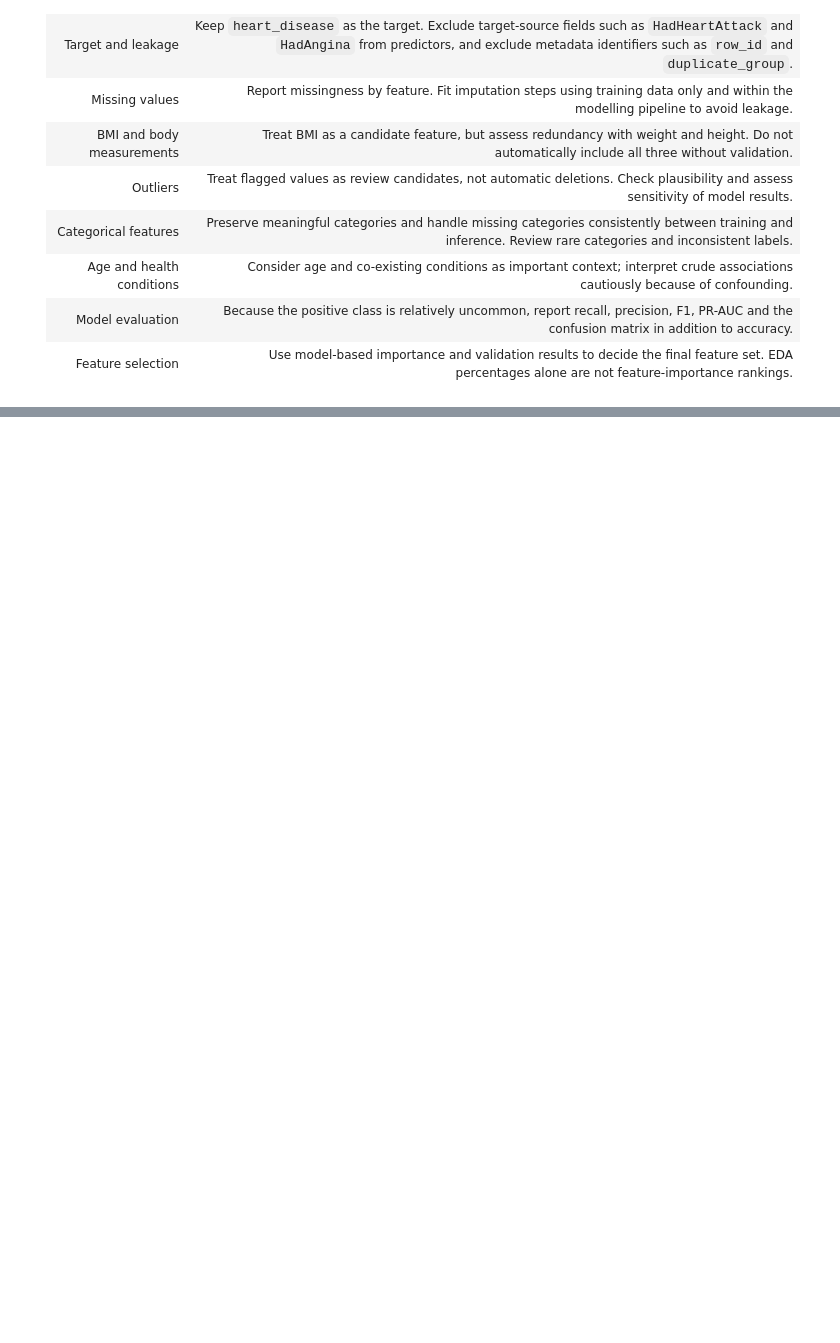
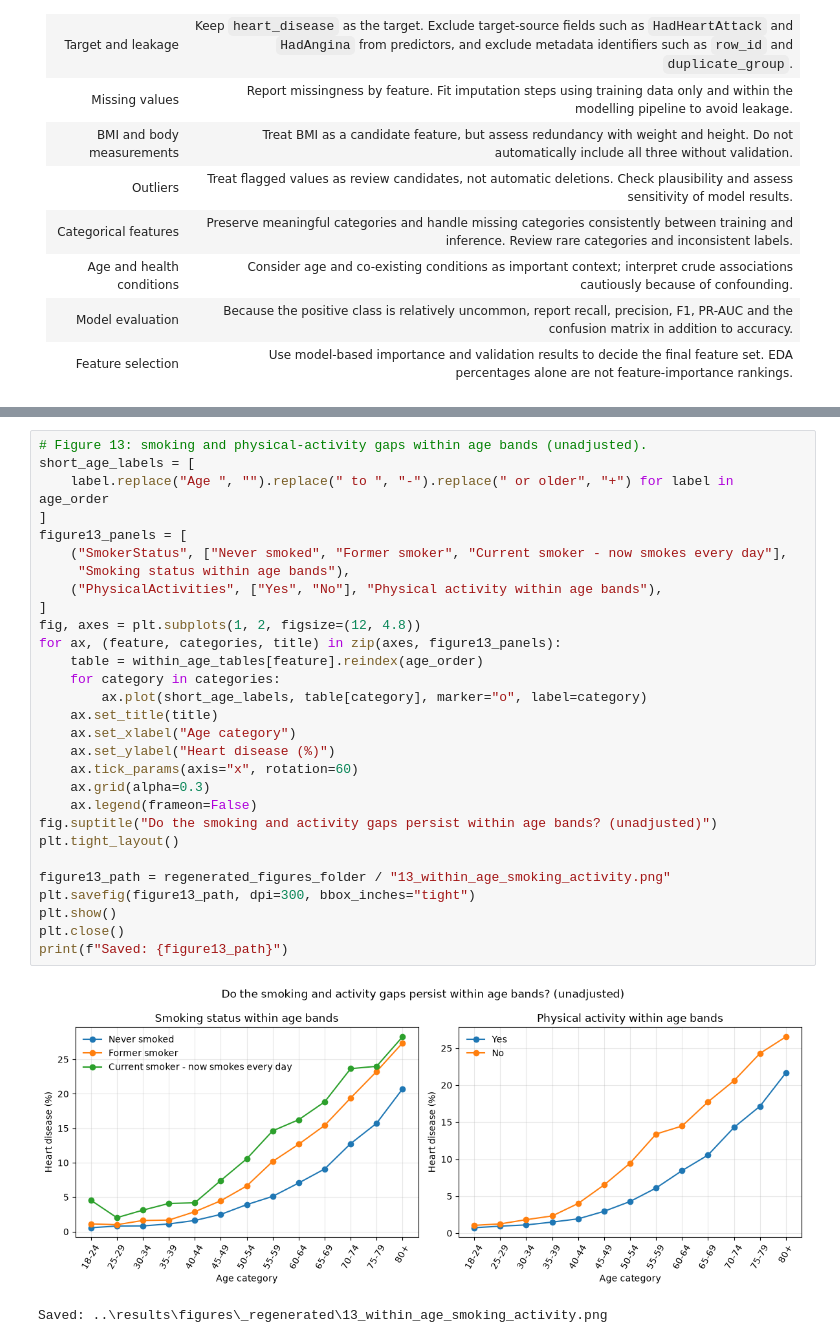
Before and after one commit to aakhalil21/DSAI5101-Project, a Jupyter notebook: notebooks/03_eda.ipynb, the cells around one changed output, grey strips where cells are left out. Cells and saved outputs as stored; diff of their text form; blank space fills up the shorter version.

```diff
--- a/notebooks/03_eda.ipynb
+++ b/notebooks/03_eda.ipynb
@@ -3912,0 +4360,32 @@ These are exploratory observations, not a final ranking of predictive features.
+# %%
+# Figure 13: smoking and physical-activity gaps within age bands (unadjusted).
+short_age_labels = [
+    label.replace("Age ", "").replace(" to ", "-").replace(" or older", "+") for label in age_order
+]
+figure13_panels = [
+    ("SmokerStatus", ["Never smoked", "Former smoker", "Current smoker - now smokes every day"],
+     "Smoking status within age bands"),
+    ("PhysicalActivities", ["Yes", "No"], "Physical activity within age bands"),
+]
+fig, axes = plt.subplots(1, 2, figsize=(12, 4.8))
+for ax, (feature, categories, title) in zip(axes, figure13_panels):
+    table = within_age_tables[feature].reindex(age_order)
+    for category in categories:
+        ax.plot(short_age_labels, table[category], marker="o", label=category)
+    ax.set_title(title)
+    ax.set_xlabel("Age category")
+    ax.set_ylabel("Heart disease (%)")
+    ax.tick_params(axis="x", rotation=60)
+    ax.grid(alpha=0.3)
+    ax.legend(frameon=False)
+fig.suptitle("Do the smoking and activity gaps persist within age bands? (unadjusted)")
+plt.tight_layout()
+
+figure13_path = regenerated_figures_folder / "13_within_age_smoking_activity.png"
+plt.savefig(figure13_path, dpi=300, bbox_inches="tight")
+plt.show()
+plt.close()
+print(f"Saved: {figure13_path}")
+# %% [output]
+[figure, added]
+Saved: ..\results\figures\_regenerated\13_within_age_smoking_activity.png
```
Also changed, not shown: parts of 21 cells of this notebook, 6 other files.
